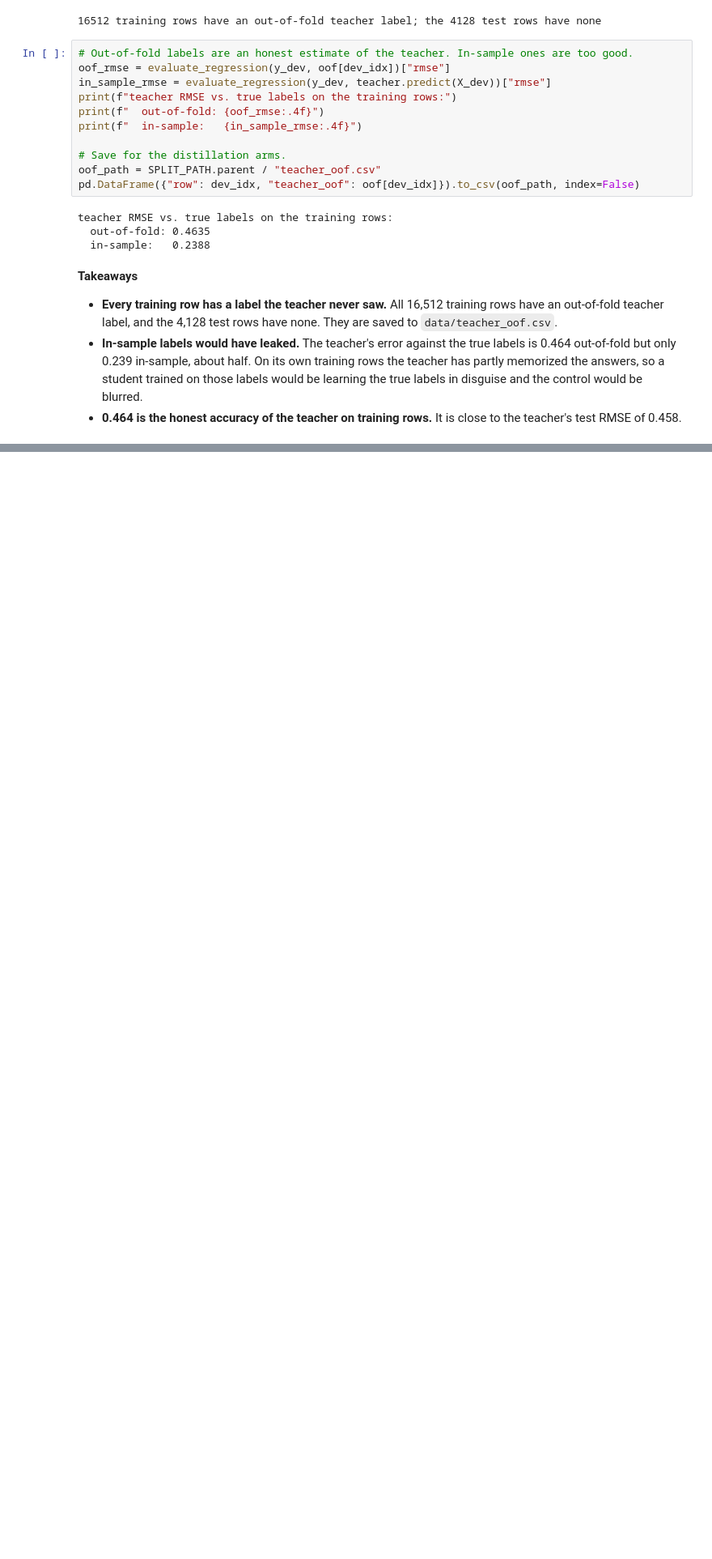
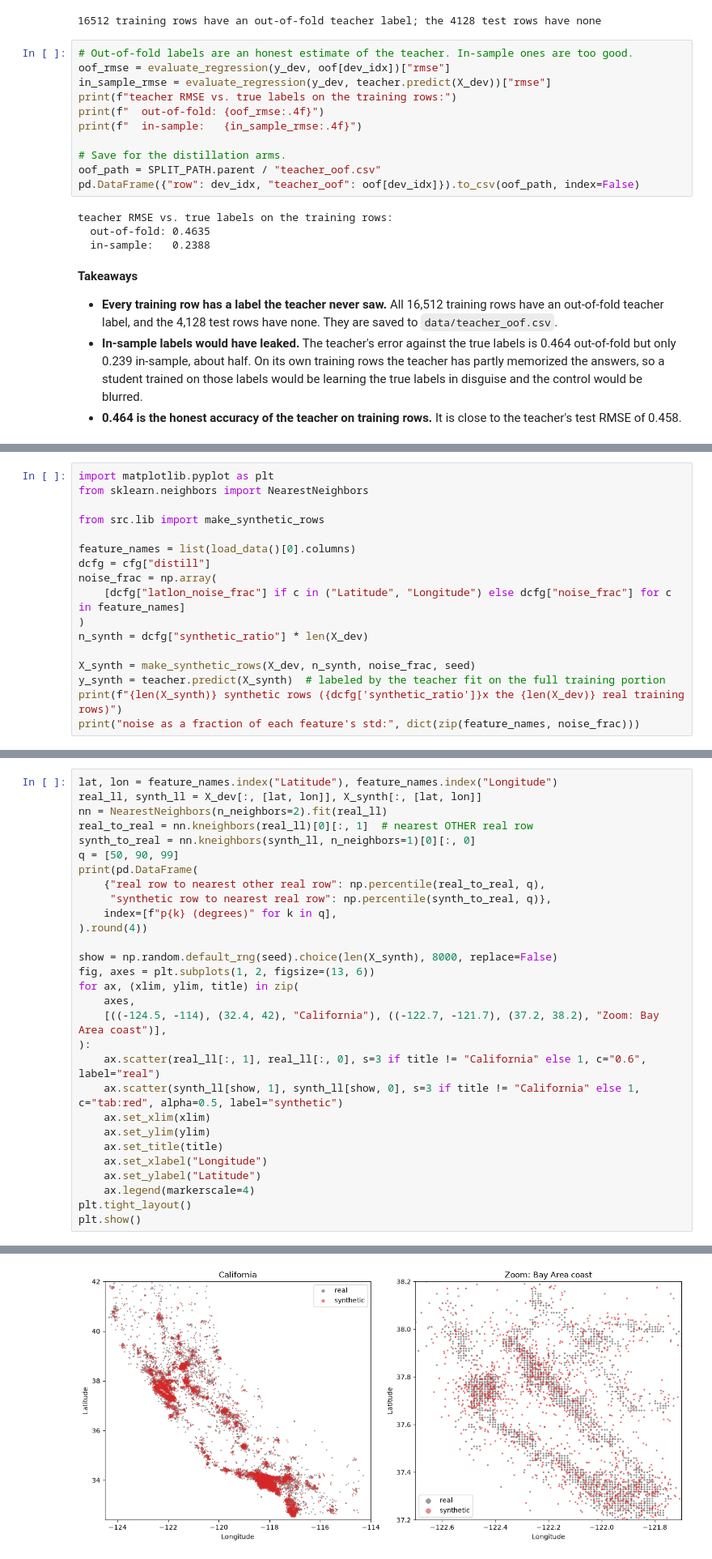
Before and after one commit to minhbtnguyen/ensemble-distillation, a Jupyter notebook: notebooks/distillation.ipynb, the cells around one changed output, grey strips where cells are left out. Shown at 81% size. Cells and saved outputs as stored; diff of their text form; blank space fills up the shorter version.

Commit message:
feat: add teacher-labeled synthetic rows

```diff
--- a/notebooks/distillation.ipynb
+++ b/notebooks/distillation.ipynb
@@ -138,0 +142,17 @@ teacher RMSE vs. true labels on the training rows:
+# %%
+import matplotlib.pyplot as plt
+from sklearn.neighbors import NearestNeighbors
+
+from src.lib import make_synthetic_rows
+
+feature_names = list(load_data()[0].columns)
+dcfg = cfg["distill"]
+noise_frac = np.array(
+    [dcfg["latlon_noise_frac"] if c in ("Latitude", "Longitude") else dcfg["noise_frac"] for c in feature_names]
+)
+n_synth = dcfg["synthetic_ratio"] * len(X_dev)
+
+X_synth = make_synthetic_rows(X_dev, n_synth, noise_frac, seed)
+y_synth = teacher.predict(X_synth)  # labeled by the teacher fit on the full training portion
+print(f"{len(X_synth)} synthetic rows ({dcfg['synthetic_ratio']}x the {len(X_dev)} real training rows)")
+print("noise as a fraction of each feature's std:", dict(zip(feature_names, noise_frac)))
@@ -138,0 +165,30 @@ teacher RMSE vs. true labels on the training rows:
+# %%
+lat, lon = feature_names.index("Latitude"), feature_names.index("Longitude")
+real_ll, synth_ll = X_dev[:, [lat, lon]], X_synth[:, [lat, lon]]
+nn = NearestNeighbors(n_neighbors=2).fit(real_ll)
+real_to_real = nn.kneighbors(real_ll)[0][:, 1]  # nearest OTHER real row
+synth_to_real = nn.kneighbors(synth_ll, n_neighbors=1)[0][:, 0]
+q = [50, 90, 99]
+print(pd.DataFrame(
+    {"real row to nearest other real row": np.percentile(real_to_real, q),
+     "synthetic row to nearest real row": np.percentile(synth_to_real, q)},
+    index=[f"p{k} (degrees)" for k in q],
+).round(4))
+
+show = np.random.default_rng(seed).choice(len(X_synth), 8000, replace=False)
+fig, axes = plt.subplots(1, 2, figsize=(13, 6))
+for ax, (xlim, ylim, title) in zip(
+    axes,
+    [((-124.5, -114), (32.4, 42), "California"), ((-122.7, -121.7), (37.2, 38.2), "Zoom: Bay Area coast")],
+):
+    ax.scatter(real_ll[:, 1], real_ll[:, 0], s=3 if title != "California" else 1, c="0.6", label="real")
+    ax.scatter(synth_ll[show, 1], synth_ll[show, 0], s=3 if title != "California" else 1, c="tab:red", alpha=0.5, label="synthetic")
+    ax.set_xlim(xlim)
+    ax.set_ylim(ylim)
+    ax.set_title(title)
+    ax.set_xlabel("Longitude")
+    ax.set_ylabel("Latitude")
+    ax.legend(markerscale=4)
+plt.tight_layout()
+plt.show()
+# %% [output]
@@ -138,0 +204 @@ teacher RMSE vs. true labels on the training rows:
+[figure, added]
```
Also changed, not shown: parts of 6 cells of this notebook, 4 other files.
